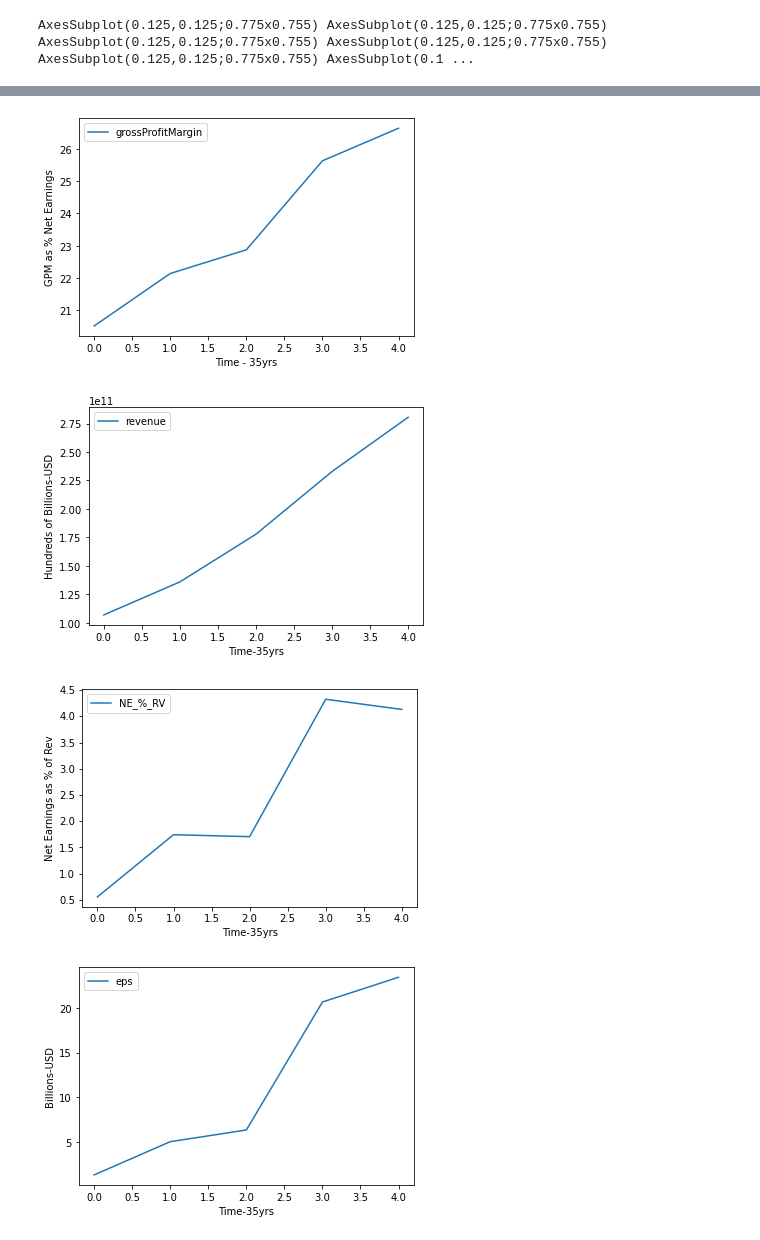
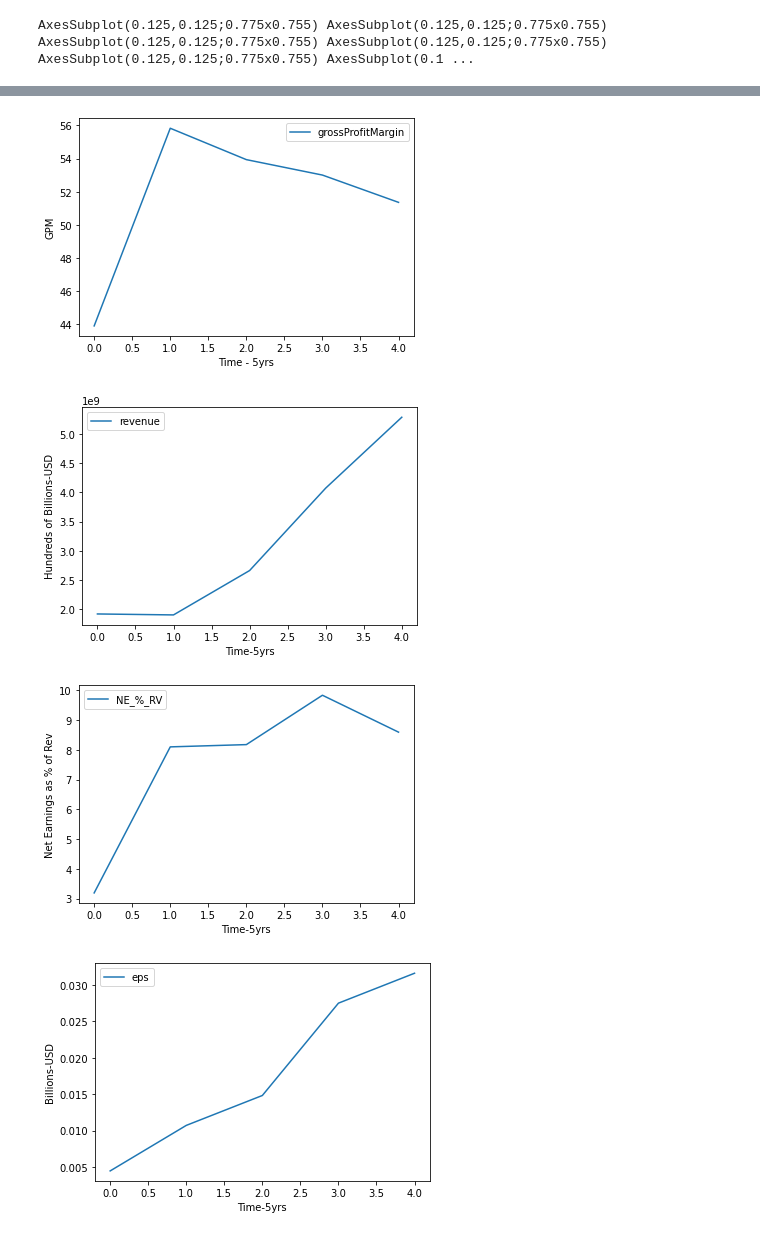
Before and after one commit to sammmoran/FlagShip, a Jupyter notebook: data-collector.ipynb, the cells around one changed output, grey strips where cells are left out. Saved outputs shown, nothing was run; the diff lists cells and outputs as text; code cells hidden in the pictures.

```diff
--- a/data-collector.ipynb
+++ b/data-collector.ipynb
@@ -19,7 +24,7 @@ with open(keyFile) as f:
     key = str(f.readline().replace("\n",""))
 API_KEY = key
 # %%
-TICKER_TARGET = "AMZN"
+TICKER_TARGET = "AAPL"
 # %%
 URL = "https://financialmodelingprep.com/api/v3/income-statement/" + TICKER_TARGET + "?limit=120&apikey=" + API_KEY
 # %%
@@ -76,29 +91,35 @@ Index(['index', 'date', 'symbol', 'reportedCurrency', 'fillingDate',
 # %%
 # Plot the data
-#plt.figure()
+
+# Display the Revenue, Gross Profits, and Net Earnings
 rgnPlot = revGrossNet.plot()
 rgnPlot.set_ylabel('Hundreds of Billions-USD')
-rgnPlot.set_xlabel('Time-35yrs')
+rgnPlot.set_xlabel('Time-5yrs')
 
+# Display the SGA and R&D as percentage of Gross Profits
 sgardPlot = SGA_RD_GP.plot()
 sgardPlot.set_ylabel('% Gross Profits')
-sgardPlot.set_xlabel('Time-35yrs')
+sgardPlot.set_xlabel('Time-5yrs')
 
+# Display Gross Profit Margin over time
 gpmPlot = grossProfitMargin.plot()
-gpmPlot.set_ylabel('GPM as % Net Earnings')
-gpmPlot.set_xlabel('Time - 35yrs')
+gpmPlot.set_ylabel('GPM')
+gpmPlot.set_xlabel('Time - 5yrs')
 
+# Display Revenue over time
 revPlot = rev.plot()
 revPlot.set_ylabel('Hundreds of Billions-USD')
-revPlot.set_xlabel('Time-35yrs')
+revPlot.set_xlabel('Time-5yrs')
 
+# Display company's final retention after costs over time
 nervPlot = NE_RV.plot()
 nervPlot.set_ylabel('Net Earnings as % of Rev')
-nervPlot.set_xlabel('Time-35yrs')
+nervPlot.set_xlabel('Time-5yrs')
 
+# Display price per share ea
 eps = perShareEarnings.plot()
 eps.set_ylabel('Billions-USD')
-eps.set_xlabel('Time-35yrs')
+eps.set_xlabel('Time-5yrs')
 
 print(rgnPlot, sgardPlot, gpmPlot,revPlot,nervPlot,eps)
 # %% [output]
@@ -108,4 +129,4 @@ AxesSubplot(0.125,0.125;0.775x0.755) AxesSubplot(0.125,0.125;0.775x0.755) AxesSu
-[figure, old version]
+[figure, new version]
-[figure, old version]
+[figure, new version]
-[figure, old version]
+[figure, new version]
-[figure, old version]
+[figure, new version]
```
Also changed, not shown: parts of 8 cells of this notebook.
